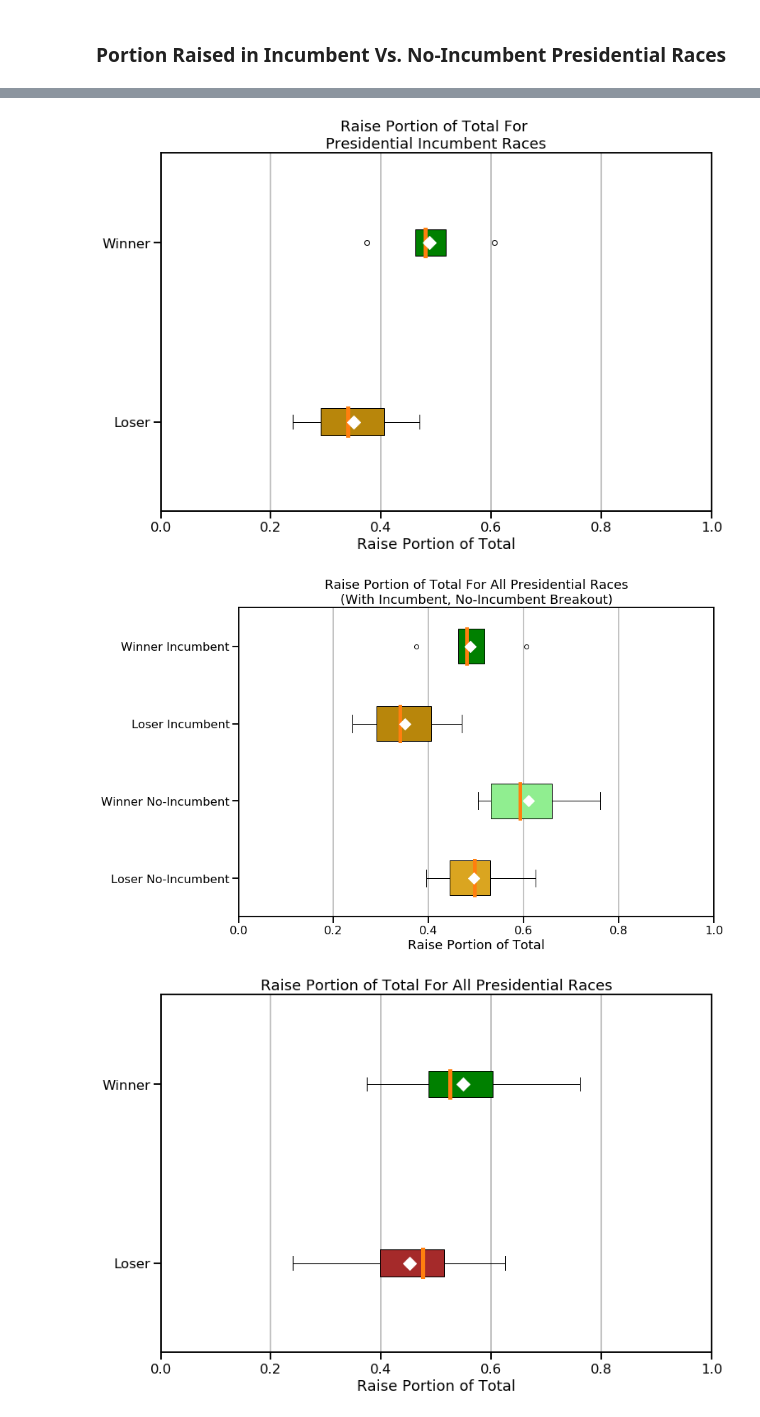
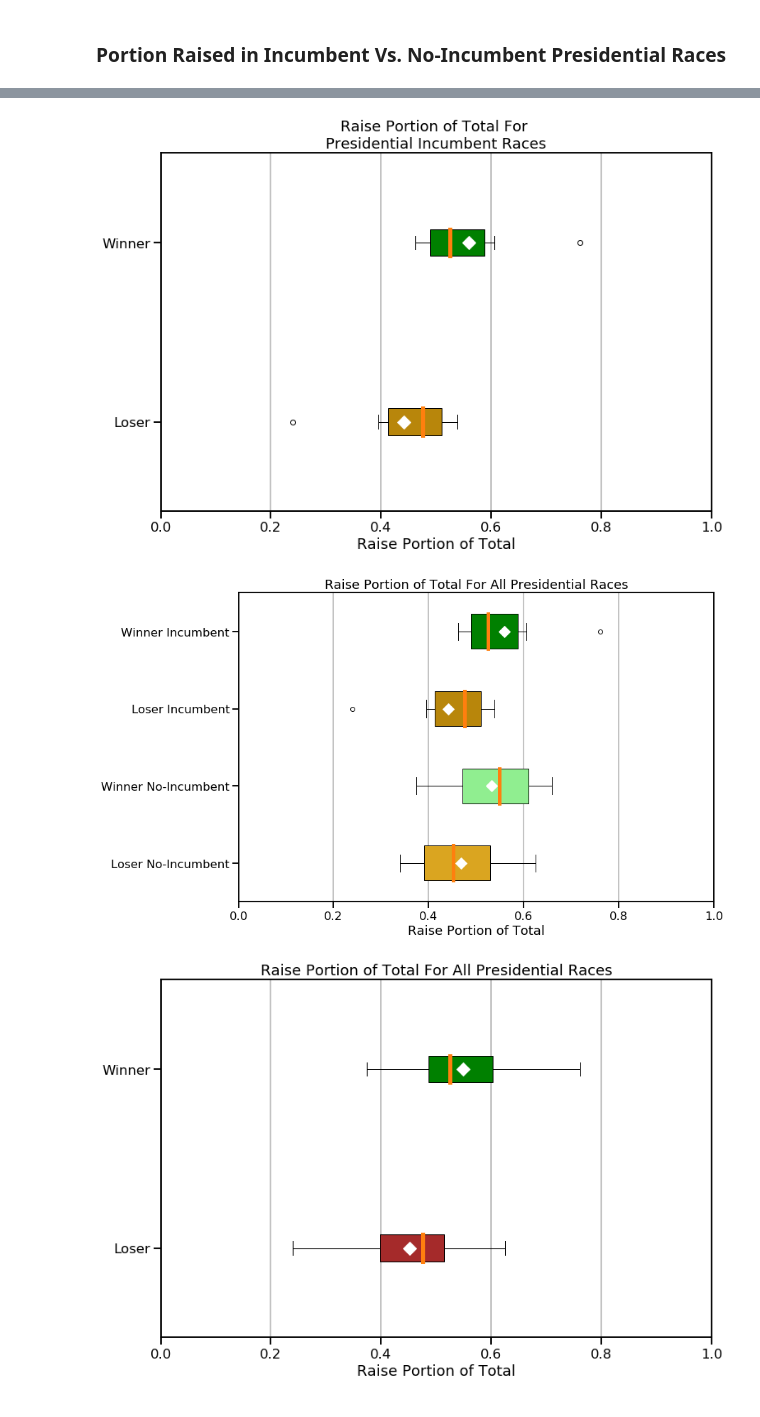
Before and after one commit to MichaelSzczepaniak/CampaignFinance, a Jupyter notebook: ExploreCampaignFinance.ipynb, the cells around one changed output, grey strips where cells are left out. Saved outputs shown, nothing was run; the diff lists cells and outputs as text; code cells hidden in the pictures.

```diff
--- a/ExploreCampaignFinance.ipynb
+++ b/ExploreCampaignFinance.ipynb
@@ -847,2 +851,11 @@ df_pres_nft.head()
 # %% [markdown]
 ### Portion Raised in Incumbent Vs. No-Incumbent Presidential Races
+# %%
+# losers in no incumbent races
+no_inc_won_0 = df_pres_nft.copy()[(df_pres_nft['isIncumbentRace'] == 0) &
+                                  (df_pres_nft['Won'] == 0)]
+# winners in no incumbent races
+no_inc_won_1 = df_pres_nft.copy()[(df_pres_nft['isIncumbentRace'] == 0) &
+                                  (df_pres_nft['Won'] == 1)]
+# no_inc_won_0
+no_inc_won_1
@@ -849,10 +868,13 @@ df_pres_nft.head()
 # %%
-# get the data broken out properly
-no_inc_won_0 = df_pres_nft.copy()[(df_pres_nft['isIncumbent'] == 0) & (df_pres_nft['Won'] == 0)]
-no_inc_won_1 = df_pres_nft.copy()[(df_pres_nft['isIncumbent'] == 0) & (df_pres_nft['Won'] == 1)]
-
-inc_won_0 = df_pres_nft.copy()[(df_pres_nft['isIncumbent'] == 1) & (df_pres_nft['Won'] == 0)]
-inc_won_1 = df_pres_nft.copy()[(df_pres_nft['isIncumbent'] == 1) & (df_pres_nft['Won'] == 1)]
-
+# losers in incumbent races
+inc_won_0 = df_pres_nft.copy()[(df_pres_nft['isIncumbentRace'] == 1) &
+                               (df_pres_nft['Won'] == 0)]
+# winners against an incumbent
+inc_won_1 = df_pres_nft.copy()[(df_pres_nft['isIncumbentRace'] == 1) &
+                               (df_pres_nft['Won'] == 1)]
+# winner and losers
 won_0 = df_pres_nft.copy()[(df_pres_nft['Won'] == 0)]
 won_1 = df_pres_nft.copy()[(df_pres_nft['Won'] == 1)]
+
+# inc_won_0
+inc_won_1
@@ -913,37 +943,37 @@ ax.set_axisbelow(True)
 
 plt.show()
 # %% [output]
-[figure, old version]
+[figure, new version]
 # %%
 fig, ax = plt.subplots(figsize=(12,8))
 
 meanpointprops = dict(marker='D', markersize=12,
                       markeredgecolor='white',
                       markerfacecolor='white')
 medianprops = dict(linewidth = 5)
 
 box = ax.boxplot([no_inc_won_0['RaisedPortion'], no_inc_won_1['RaisedPortion'],
                   inc_won_0['RaisedPortion'], inc_won_1['RaisedPortion']],
                  vert=False,
                  patch_artist=True,  # fill with color
                  showmeans = True,
                  labels=['Loser No-Incumbent', 'Winner No-Incumbent',
                          'Loser Incumbent', 'Winner Incumbent'],
                  medianprops=medianprops,
                  meanprops=meanpointprops)
 # named colors: https://matplotlib.org/3.1.0/gallery/color/named_colors.html
 box['boxes'][0].set_facecolor('goldenrod')
 box['boxes'][1].set_facecolor('lightgreen')
 box['boxes'][2].set_facecolor('darkgoldenrod')
 box['boxes'][3].set_facecolor('green')
 
 ax.set_xlabel('Raise Portion of Total')
 ax.set_xlim([0, 1])
-ax.set_title('Raise Portion of Total For All Presidential Races\n(With Incumbent, No-Incumbent Breakout)')
+ax.set_title('Raise Portion of Total For All Presidential Races')
 ax.grid(axis='x')
 ax.set_axisbelow(True)
 # %% [output]
-[figure, old version]
+[figure, new version]
 # %%
 fig, ax = plt.subplots(figsize=(12,8))
 
```
Also changed, not shown: parts of 44 cells of this notebook, 1 other file.
